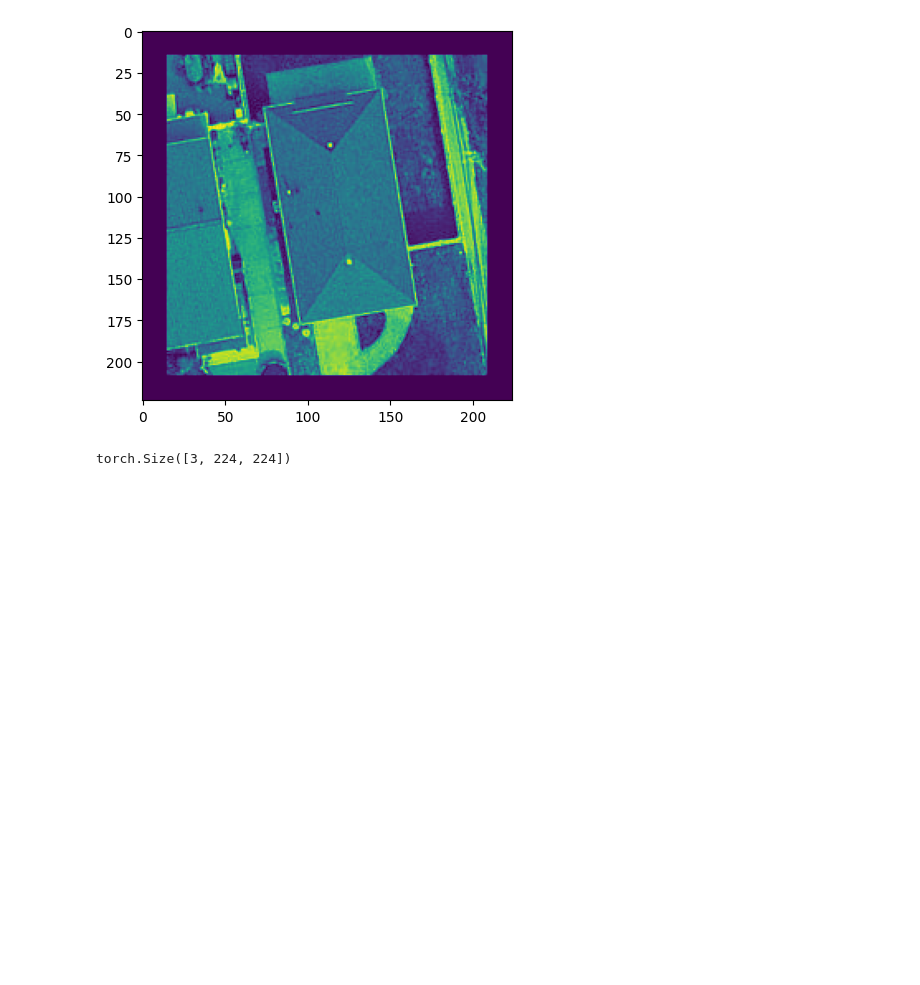
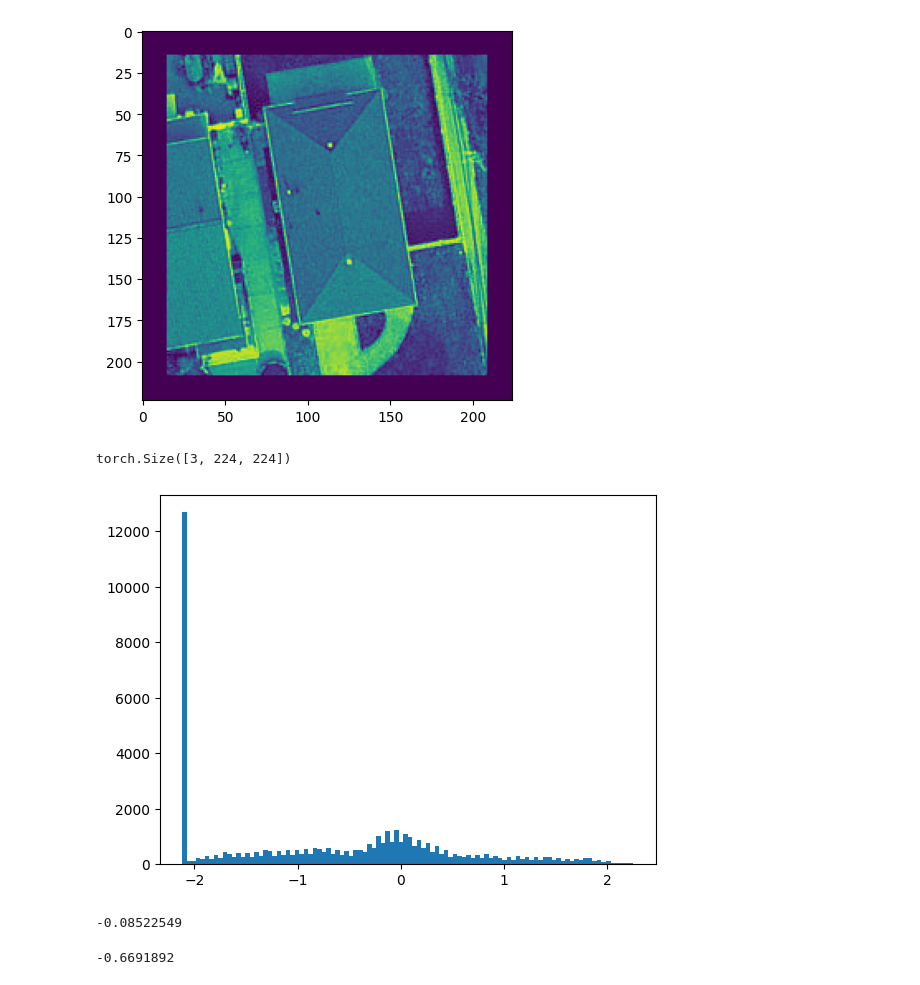
Before and after one commit to vikrant-kamble/dinov2, a Jupyter notebook: notebooks/living_area/dataset.ipynb, the cells around one changed output. Saved outputs shown, nothing was run; the diff lists cells and outputs as text; code cells hidden in the pictures; blank space fills up the shorter version.

```diff
--- a/notebooks/living_area/dataset.ipynb
+++ b/notebooks/living_area/dataset.ipynb
@@ -61,0 +64,12 @@ torch.Size([3, 224, 224])
+# %%
+_ = plt.hist(np.ravel(image_2[0]), bins=100)
+# %% [output]
+[figure, added]
+# %%
+np.mean(np.ravel(image_1[0]))
+# %% [output]
+-0.08522549
+# %%
+np.mean(np.ravel(image_2[0]))
+# %% [output]
+-0.6691892
```
Also changed, not shown: parts of 1 cell of this notebook, 4 other files.
